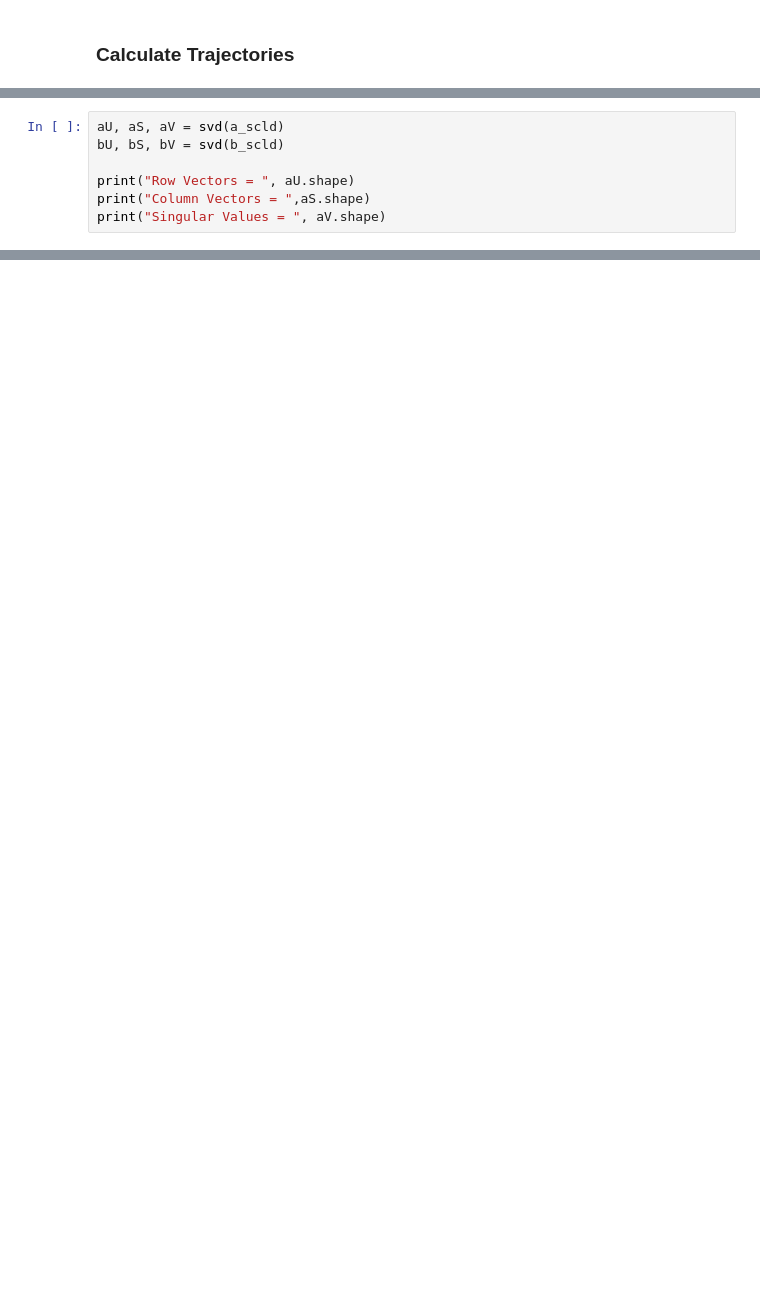
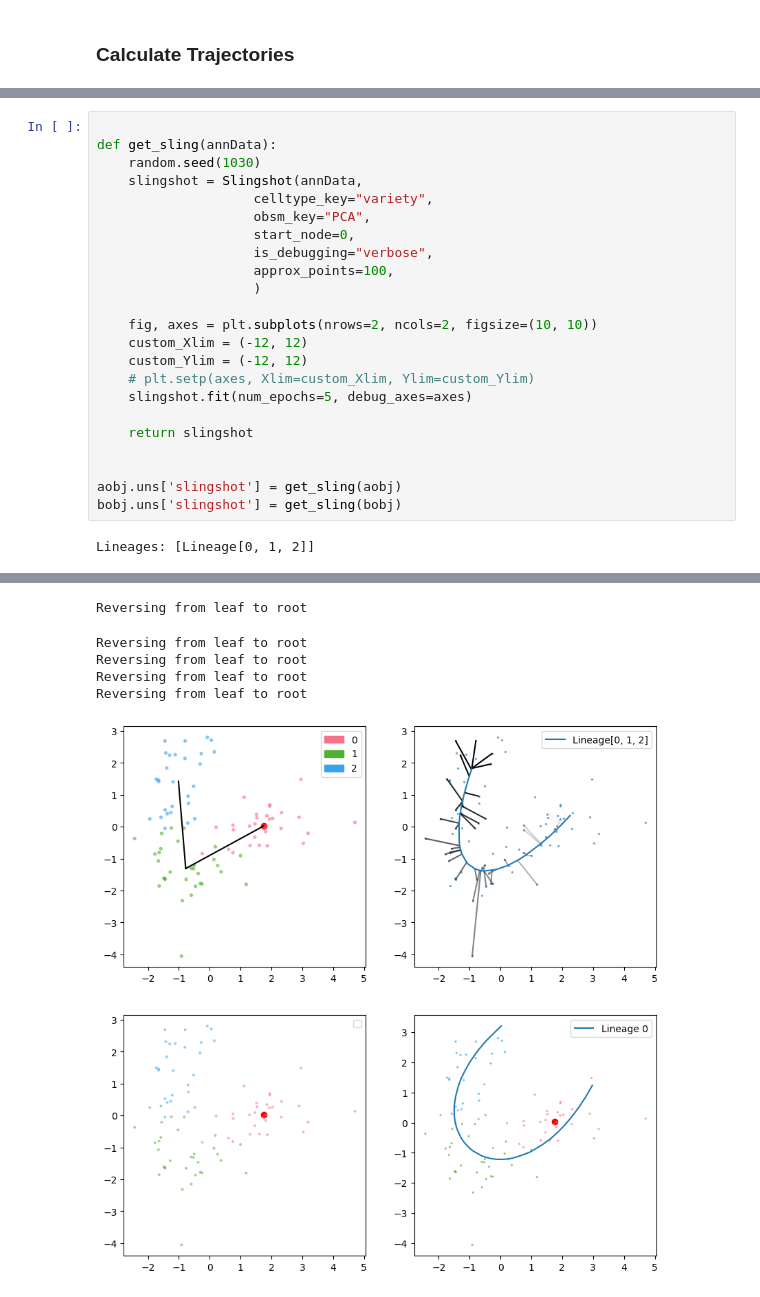
Before and after one commit to canderson318/trajectory-alignment, a Jupyter notebook: src/001-procrustes.ipynb, the cells around one changed output, grey strips where cells are left out. Drawn from its saved outputs; the diff is of its cells as text; blank space fills up the shorter version.

```diff
--- a/src/001-procrustes.ipynb
+++ b/src/001-procrustes.ipynb
@@ -154,7 +148,25 @@ x.obs['class'] = a_class
-# %%
-aU, aS, aV = svd(a_scld)
-bU, bS, bV = svd(b_scld)
-
-print("Row Vectors = ", aU.shape)
-print("Column Vectors = ",aS.shape)
-print("Singular Values = ", aV.shape)
+# %%
+
+def get_sling(annData):
+    random.seed(1030)
+    slingshot = Slingshot(annData,
+                    celltype_key="variety",
+                    obsm_key="PCA",
+                    start_node=0,
+                    is_debugging="verbose",
+                    approx_points=100,
+                    )
+
+    fig, axes = plt.subplots(nrows=2, ncols=2, figsize=(10, 10))
+    custom_Xlim = (-12, 12)
+    custom_Ylim = (-12, 12)
+    # plt.setp(axes, Xlim=custom_Xlim, Ylim=custom_Ylim)
+    slingshot.fit(num_epochs=5, debug_axes=axes)
+
+    return slingshot
+
+
+aobj.uns['slingshot'] = get_sling(aobj)
+bobj.uns['slingshot'] = get_sling(bobj)
+# %% [output]
+Lineages: [Lineage[0, 1, 2]]
@@ -160,0 +179,6 @@ print("Singular Values = ", aV.shape)
+Reversing from leaf to root
+Reversing from leaf to root
+Reversing from leaf to root
+Reversing from leaf to root
+Reversing from leaf to root
+[figure, added]
```
Also changed, not shown: parts of 33 cells of this notebook, 3 other files.
